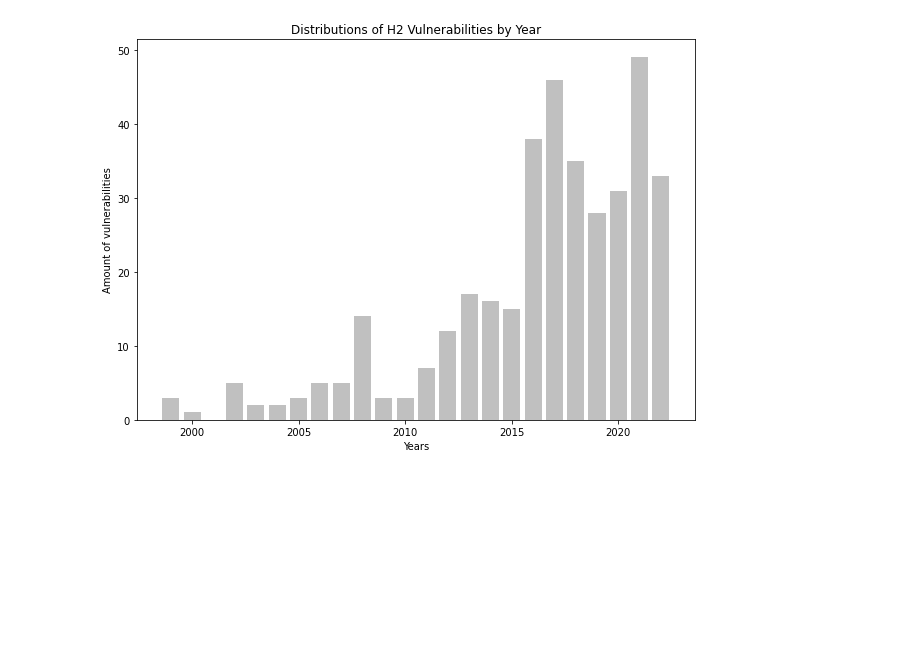
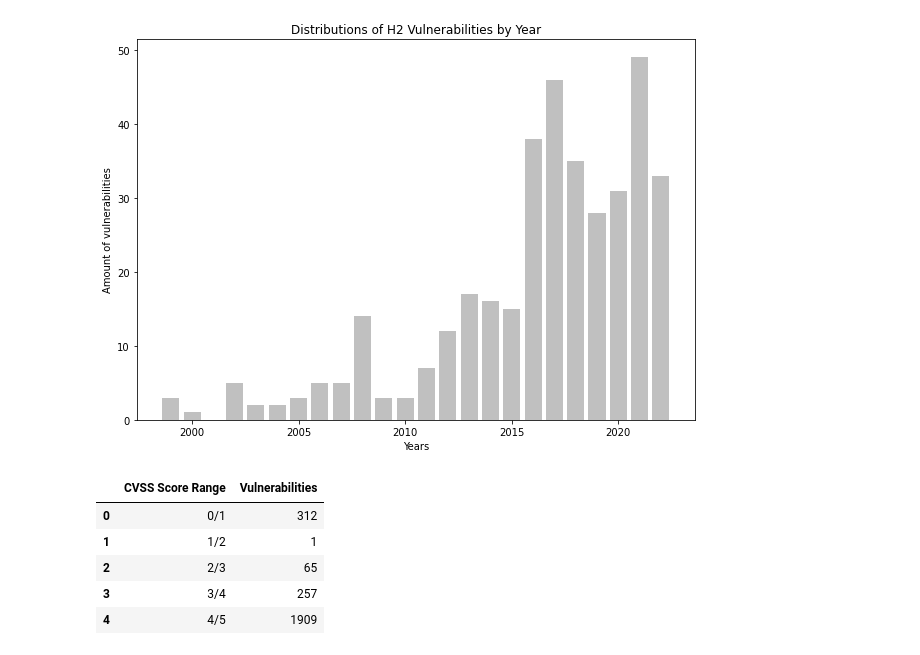
Before and after one commit to gems-uff/db-mining, a Jupyter notebook: src/results_vulnerability_characterization.ipynb, the cells around one changed output. Drawn from its saved outputs; the diff is of its cells as text; code cells hidden in the pictures; blank space fills up the shorter version.

```diff
--- a/src/results_vulnerability_characterization.ipynb
+++ b/src/results_vulnerability_characterization.ipynb
@@ -123,3 +123,17 @@ Text(0, 0.5, 'Amount of vulnerabilities')
 # git log com o pom, dado os commits, realizar o git checkout pro commit. no commit, buscar pelo grep do banco. Montar um histórico de versão e data do banco
 
 #problemas que podemos encontrar: possuímos apenas o ano para a vulnerabilidade, um projeto pode ter mais de um pom
+# %%
+from util import RESOURCE_DIR
+type_characterization = ['cvss_score_range.xlsx']
+CHARACTERIZATION_FILE_PATH = RESOURCE_DIR + os.sep + type_characterization[0]
+data_with_index = pd.read_excel(CHARACTERIZATION_FILE_PATH, engine = 'openpyxl')
+data_with_index.set_index('CVSS Score Range')
+data_with_index.head()
+# %% [output]
+|  | CVSS Score Range | Vulnerabilities |
+| 0 | 0/1 | 312 |
+| 1 | 1/2 | 1 |
+| 2 | 2/3 | 65 |
+| 3 | 3/4 | 257 |
+| 4 | 4/5 | 1909 |
```
Also changed, not shown: parts of 1 cell of this notebook, 12 other files.
